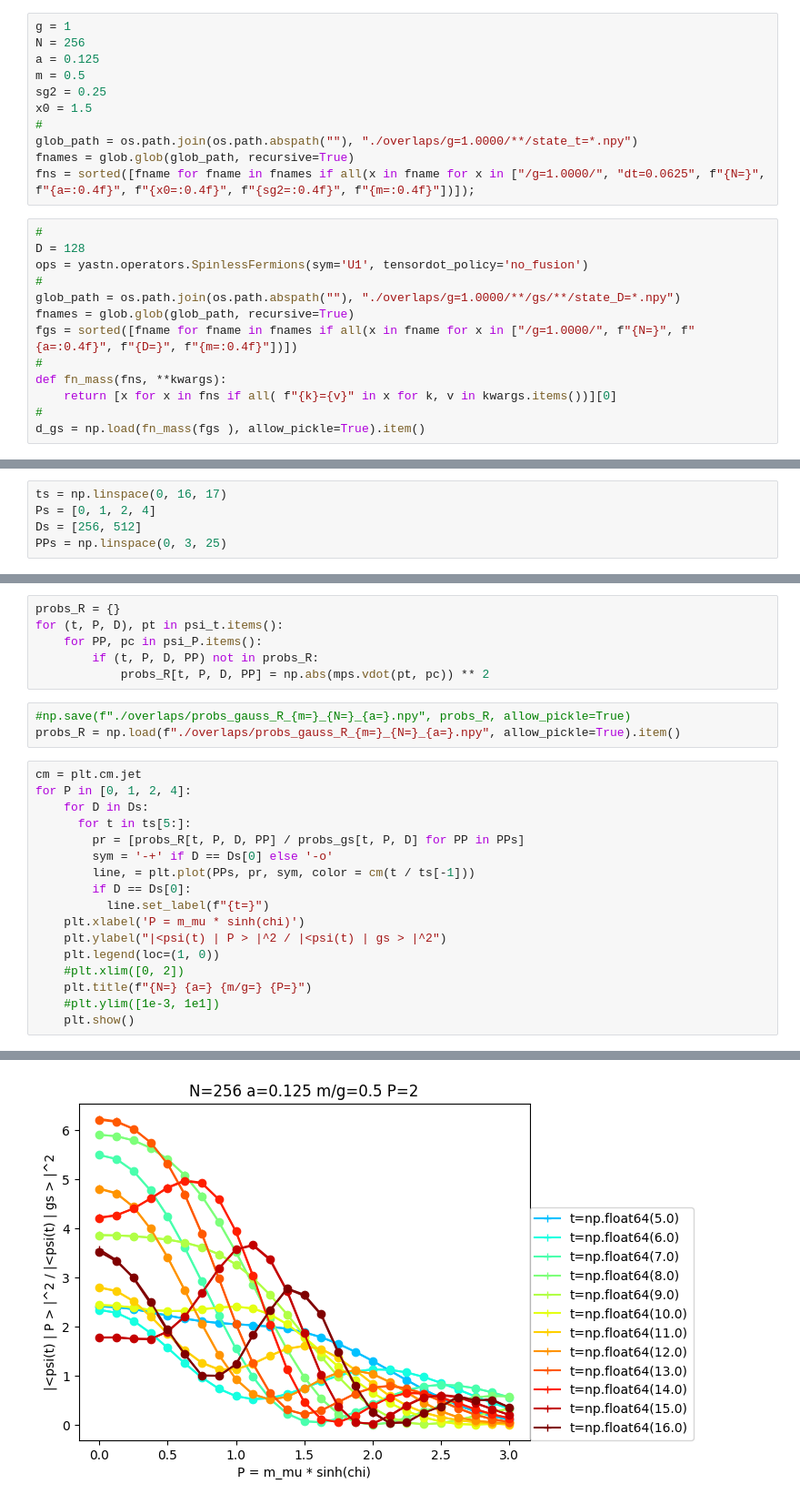
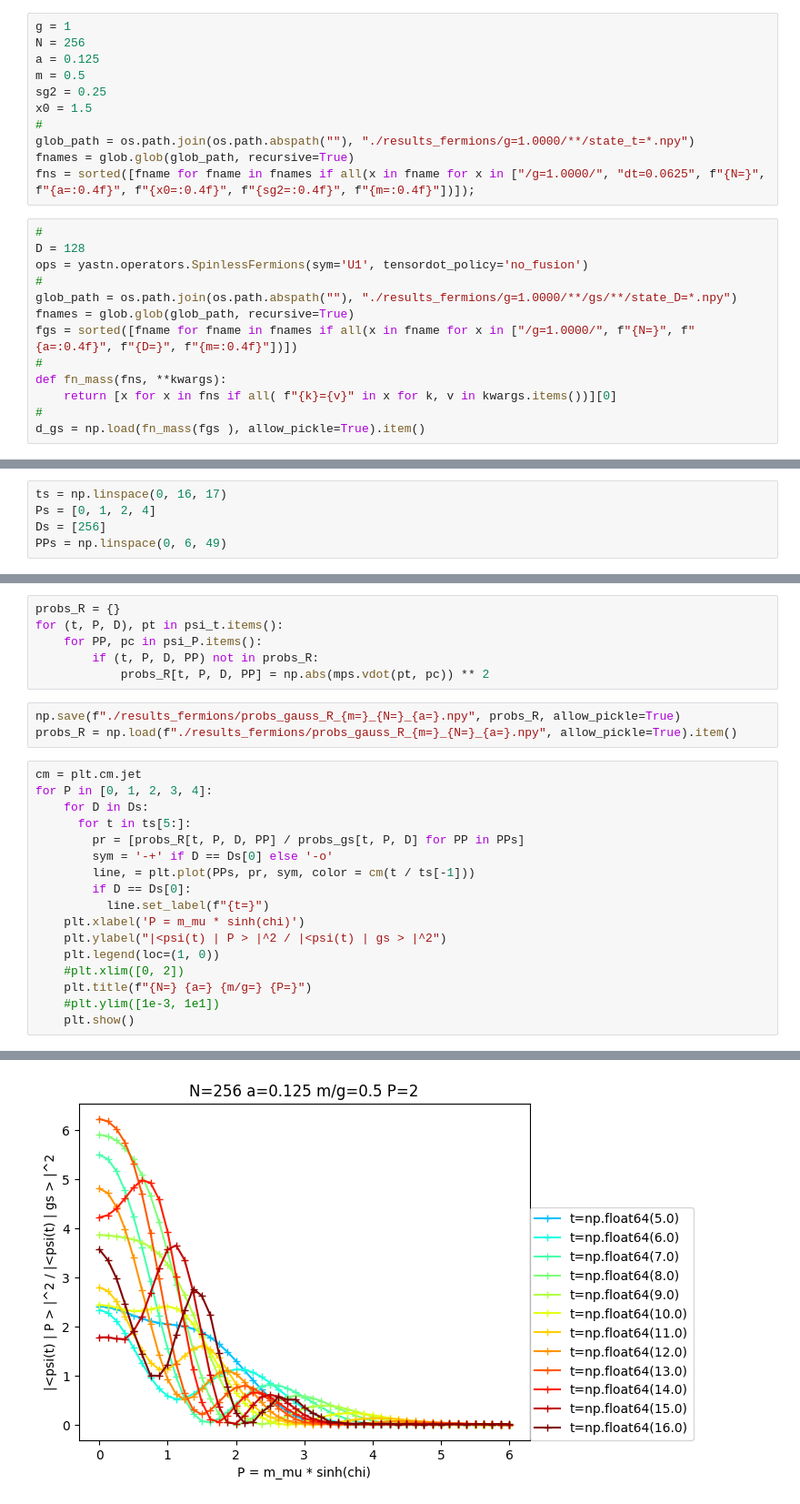
Before and after one commit to marekrams/pdf, a Jupyter notebook: multiplicity_gauss_m=0.5_Rstate.ipynb, the cells around one changed output, grey strips where cells are left out. Shown at 91% size. Saved outputs shown, nothing was run; the diff lists cells and outputs as text.

```diff
--- a/multiplicity_gauss_m=0.5_Rstate.ipynb
+++ b/multiplicity_gauss_m=0.5_Rstate.ipynb
@@ -17,7 +17,7 @@ m = 0.5
 sg2 = 0.25
 x0 = 1.5
 #
-glob_path = os.path.join(os.path.abspath(""), "./overlaps/g=1.0000/**/state_t=*.npy")
+glob_path = os.path.join(os.path.abspath(""), "./results_fermions/g=1.0000/**/state_t=*.npy")
 fnames = glob.glob(glob_path, recursive=True)
 fns = sorted([fname for fname in fnames if all(x in fname for x in ["/g=1.0000/", "dt=0.0625", f"{N=}", f"{a=:0.4f}", f"{x0=:0.4f}", f"{sg2=:0.4f}", f"{m=:0.4f}"])]);
 # %%
@@ -25,7 +25,7 @@ fns = sorted([fname for fname in fnames if all(x in fname for x in ["/g=1.0000/"
 D = 128
 ops = yastn.operators.SpinlessFermions(sym='U1', tensordot_policy='no_fusion')
 #
-glob_path = os.path.join(os.path.abspath(""), "./overlaps/g=1.0000/**/gs/**/state_D=*.npy")
+glob_path = os.path.join(os.path.abspath(""), "./results_fermions/g=1.0000/**/gs/**/state_D=*.npy")
 fnames = glob.glob(glob_path, recursive=True)
 fgs = sorted([fname for fname in fnames if all(x in fname for x in ["/g=1.0000/", f"{N=}", f"{a=:0.4f}", f"{D=}", f"{m=:0.4f}"])])
 #
@@ -43,8 +43,8 @@ E_gs = mps.vdot(psi_gs, H, psi_gs).real
 # %%
 ts = np.linspace(0, 16, 17)
 Ps = [0, 1, 2, 4]
-Ds = [256, 512]
-PPs = np.linspace(0, 3, 25)
+Ds = [256]
+PPs = np.linspace(0, 6, 49)
 # %%
 psi_t = {(t, P, D): yastn.from_dict(np.load(fn_mass(fns, t=t, P=P, D=D), allow_pickle=True).item()['psi']) for t in ts for P in Ps for D in Ds}
 # %%
@@ -90,11 +98,11 @@ for (t, P, D), pt in psi_t.items():
         if (t, P, D, PP) not in probs_R:
             probs_R[t, P, D, PP] = np.abs(mps.vdot(pt, pc)) ** 2
 # %%
-#np.save(f"./overlaps/probs_gauss_R_{m=}_{N=}_{a=}.npy", probs_R, allow_pickle=True)
-probs_R = np.load(f"./overlaps/probs_gauss_R_{m=}_{N=}_{a=}.npy", allow_pickle=True).item()
+np.save(f"./results_fermions/probs_gauss_R_{m=}_{N=}_{a=}.npy", probs_R, allow_pickle=True)
+probs_R = np.load(f"./results_fermions/probs_gauss_R_{m=}_{N=}_{a=}.npy", allow_pickle=True).item()
 # %%
 cm = plt.cm.jet
-for P in [0, 1, 2, 4]:
+for P in [0, 1, 2, 3, 4]:
     for D in Ds:
       for t in ts[5:]:
         pr = [probs_R[t, P, D, PP] / probs_gs[t, P, D] for PP in PPs]
@@ -115 +123 @@ for P in [0, 1, 2, 4]:
-[figure, old version]
+[figure, new version]
```
Also changed, not shown: parts of 4 cells of this notebook, 12 other files.
